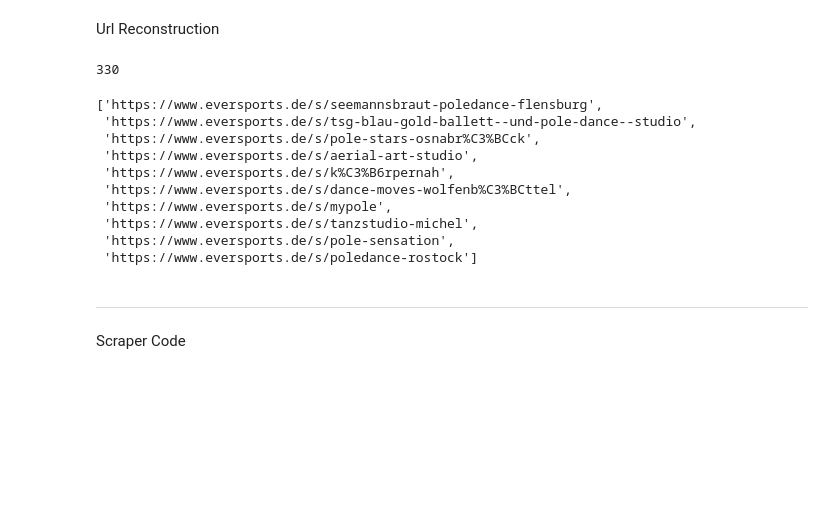
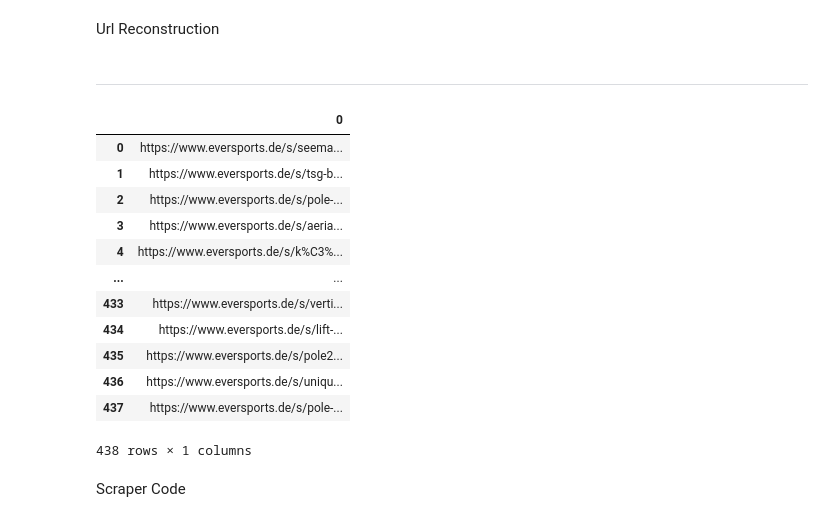
Before and after one commit to hamudal/Hall_of_Pole_Scraper_V6, a Jupyter notebook: Scraper_V6/a_MainFrame.ipynb, the cells around one changed output. Drawn from its saved outputs; the diff is of its cells as text; code cells hidden in the pictures; blank space fills up the shorter version.

```diff
--- a/Scraper_V6/a_MainFrame.ipynb
+++ b/Scraper_V6/a_MainFrame.ipynb
@@ -19,29 +19,16 @@ hop_dataframe.head(3)
 # %% [markdown]
 Url Reconstruction
 # %%
-hop_polestudios = hop_dataframe["Pole Studios (Pole Studio)"].to_list()
+# hop_polestudios = hop_dataframe["Pole Studios (Pole Studio)"].to_list()
 
-initial_urls = hop_polestudios
+# initial_urls = hop_polestudios
 
-base_url = "https://www.eversports.de/s"
+# base_url = "https://www.eversports.de/s"
 
-#initial_urls = list(set(hop_dataframe["Pole Studios (Pole Studio)"]))
-len(initial_urls)
+# #initial_urls = list(set(hop_dataframe["Pole Studios (Pole Studio)"]))
+# len(initial_urls)
-# %% [output]
-330
 # %%
-url = []
-for url_part in initial_urls:
-    url.append(base_url+url_part[11:])
-url[:10]
+# url = []
+# for url_part in initial_urls:
+#     url.append(base_url+url_part[11:])
+# url[:10]
-# %% [output]
-['https://www.eversports.de/s/seemannsbraut-poledance-flensburg',
- 'https://www.eversports.de/s/tsg-blau-gold-ballett--und-pole-dance--studio',
- 'https://www.eversports.de/s/pole-stars-osnabr%C3%BCck',
- 'https://www.eversports.de/s/aerial-art-studio',
- 'https://www.eversports.de/s/k%C3%B6rpernah',
- 'https://www.eversports.de/s/dance-moves-wolfenb%C3%BCttel',
- 'https://www.eversports.de/s/mypole',
- 'https://www.eversports.de/s/tanzstudio-michel',
- 'https://www.eversports.de/s/pole-sensation',
- 'https://www.eversports.de/s/poledance-rostock']
@@ -50,2 +37,19 @@ initial_urls = url
 # %% [markdown]
 ---
+# %%
+hop_dataframe = pd.read_csv("merged_urls.csv")
+hop_dataframe
+# %% [output]
+|  | 0 |
+| 0 | https://www.eversports.de/s/seema... |
+| 1 | https://www.eversports.de/s/tsg-b... |
+| 2 | https://www.eversports.de/s/pole-... |
+| 3 | https://www.eversports.de/s/aeria... |
+| 4 | https://www.eversports.de/s/k%C3%... |
+| ... | ... |
+| 433 | https://www.eversports.de/s/verti... |
+| 434 | https://www.eversports.de/s/lift-... |
+| 435 | https://www.eversports.de/s/pole2... |
+| 436 | https://www.eversports.de/s/uniqu... |
+| 437 | https://www.eversports.de/s/pole-... |
+438 rows × 1 columns
```
Also changed, not shown: parts of 10 cells of this notebook, 6 other files.
